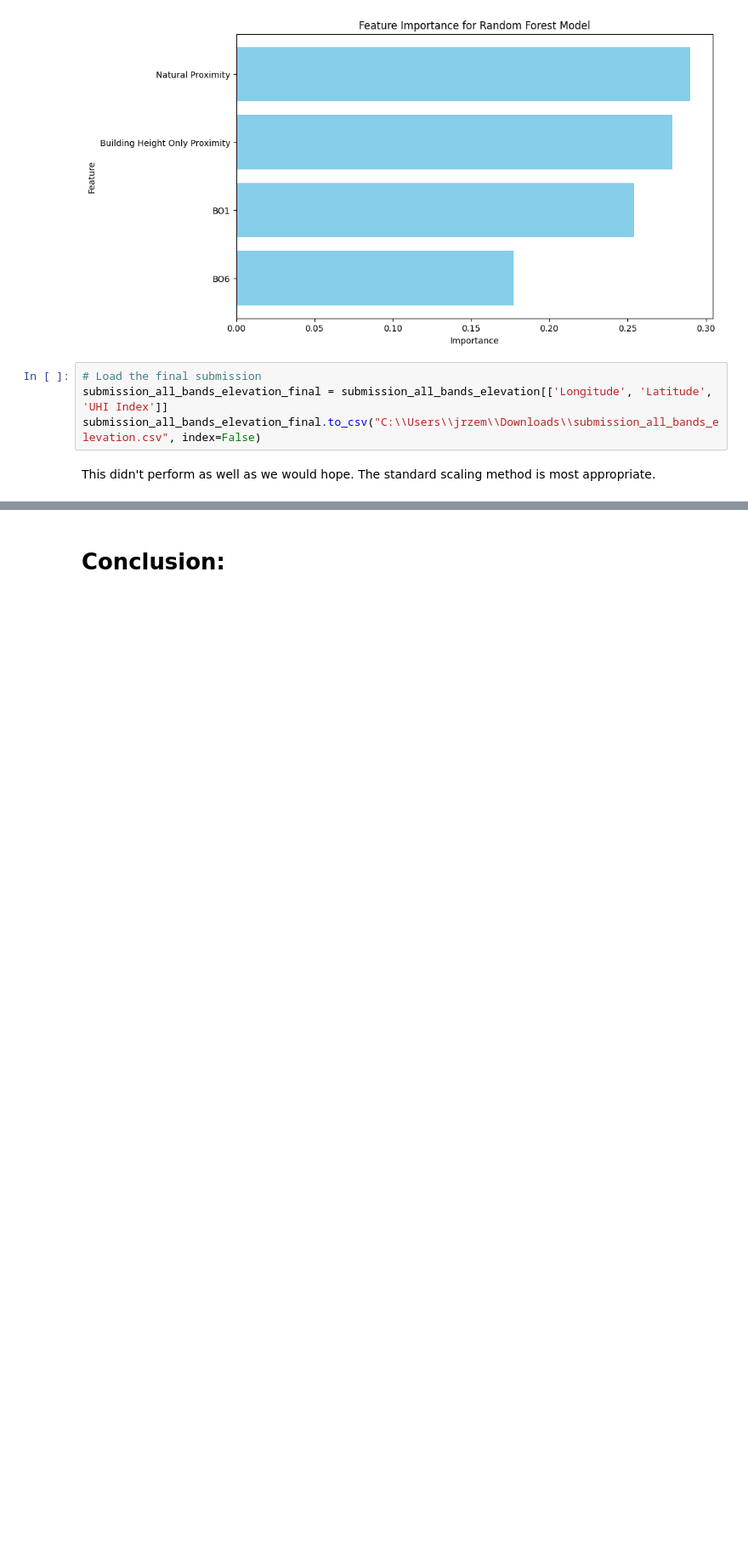
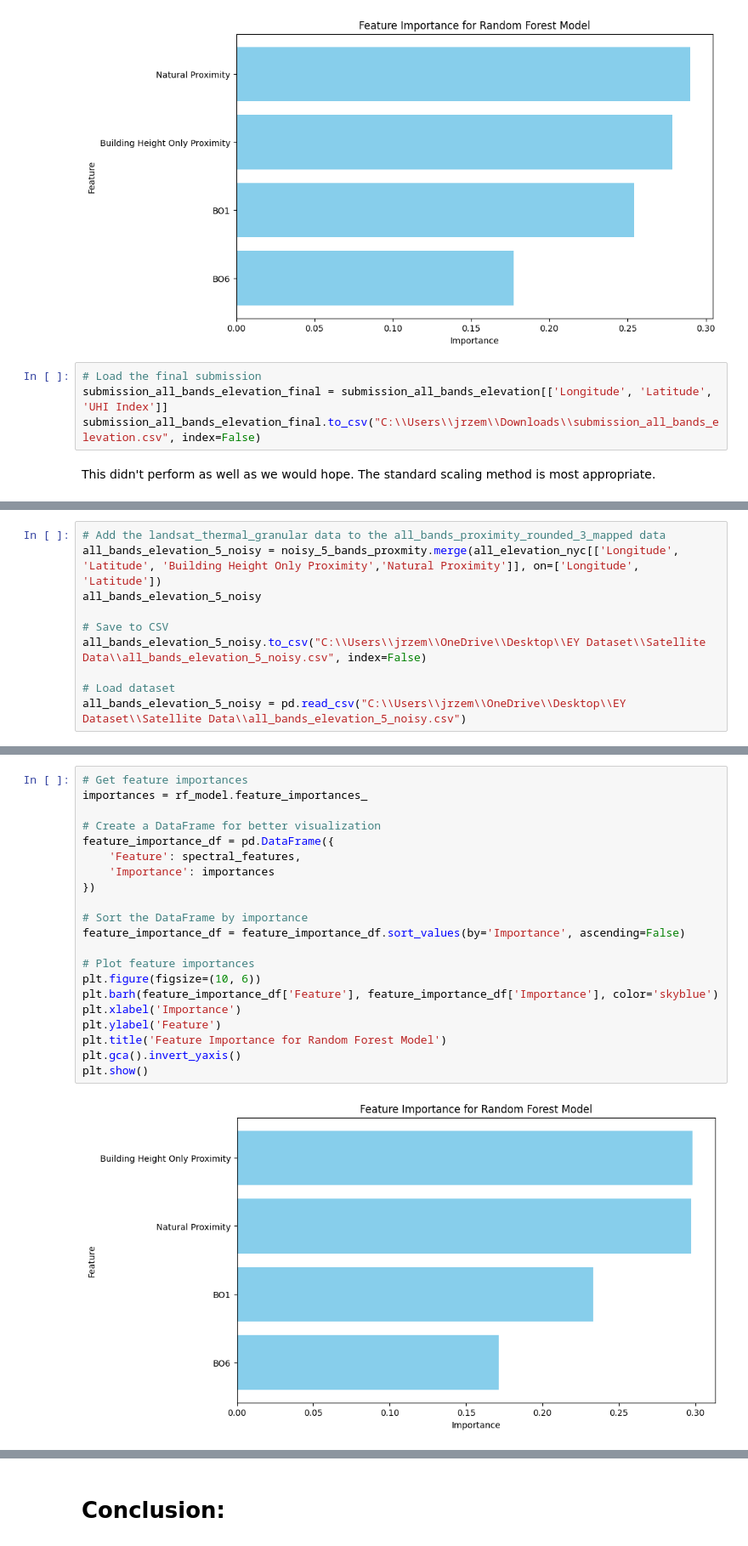
Before and after one commit to JZembower/UHI_Index_Prediction_Model, a Jupyter notebook: Model/Random_Forest.ipynb, the cells around one changed output, grey strips where cells are left out. Shown at 85% size. Cells and saved outputs as stored; diff of their text form; blank space fills up the shorter version.

```diff
--- a/Model/Random_Forest.ipynb
+++ b/Model/Random_Forest.ipynb
@@ -329,0 +351,10 @@ This didn't perform as well as we would hope. The standard scaling method is mos
+# %%
+# Add the landsat_thermal_granular data to the all_bands_proximity_rounded_3_mapped data
+all_bands_elevation_5_noisy = noisy_5_bands_proxmity.merge(all_elevation_nyc[['Longitude', 'Latitude', 'Building Height Only Proximity','Natural Proximity']], on=['Longitude', 'Latitude'])
+all_bands_elevation_5_noisy
+
+# Save to CSV
+all_bands_elevation_5_noisy.to_csv("C:\\Users\\jrzem\\OneDrive\\Desktop\\EY Dataset\\Satellite Data\\all_bands_elevation_5_noisy.csv", index=False)
+
+# Load dataset
+all_bands_elevation_5_noisy = pd.read_csv("C:\\Users\\jrzem\\OneDrive\\Desktop\\EY Dataset\\Satellite Data\\all_bands_elevation_5_noisy.csv")
@@ -329,0 +497,23 @@ This didn't perform as well as we would hope. The standard scaling method is mos
+# %%
+# Get feature importances
+importances = rf_model.feature_importances_
+
+# Create a DataFrame for better visualization
+feature_importance_df = pd.DataFrame({
+    'Feature': spectral_features,
+    'Importance': importances
+})
+
+# Sort the DataFrame by importance
+feature_importance_df = feature_importance_df.sort_values(by='Importance', ascending=False)
+
+# Plot feature importances
+plt.figure(figsize=(10, 6))
+plt.barh(feature_importance_df['Feature'], feature_importance_df['Importance'], color='skyblue')
+plt.xlabel('Importance')
+plt.ylabel('Feature')
+plt.title('Feature Importance for Random Forest Model')
+plt.gca().invert_yaxis()
+plt.show()
+# %% [output]
+[figure, added]
```
Also changed, not shown: parts of 160 cells of this notebook, 13 other files.
